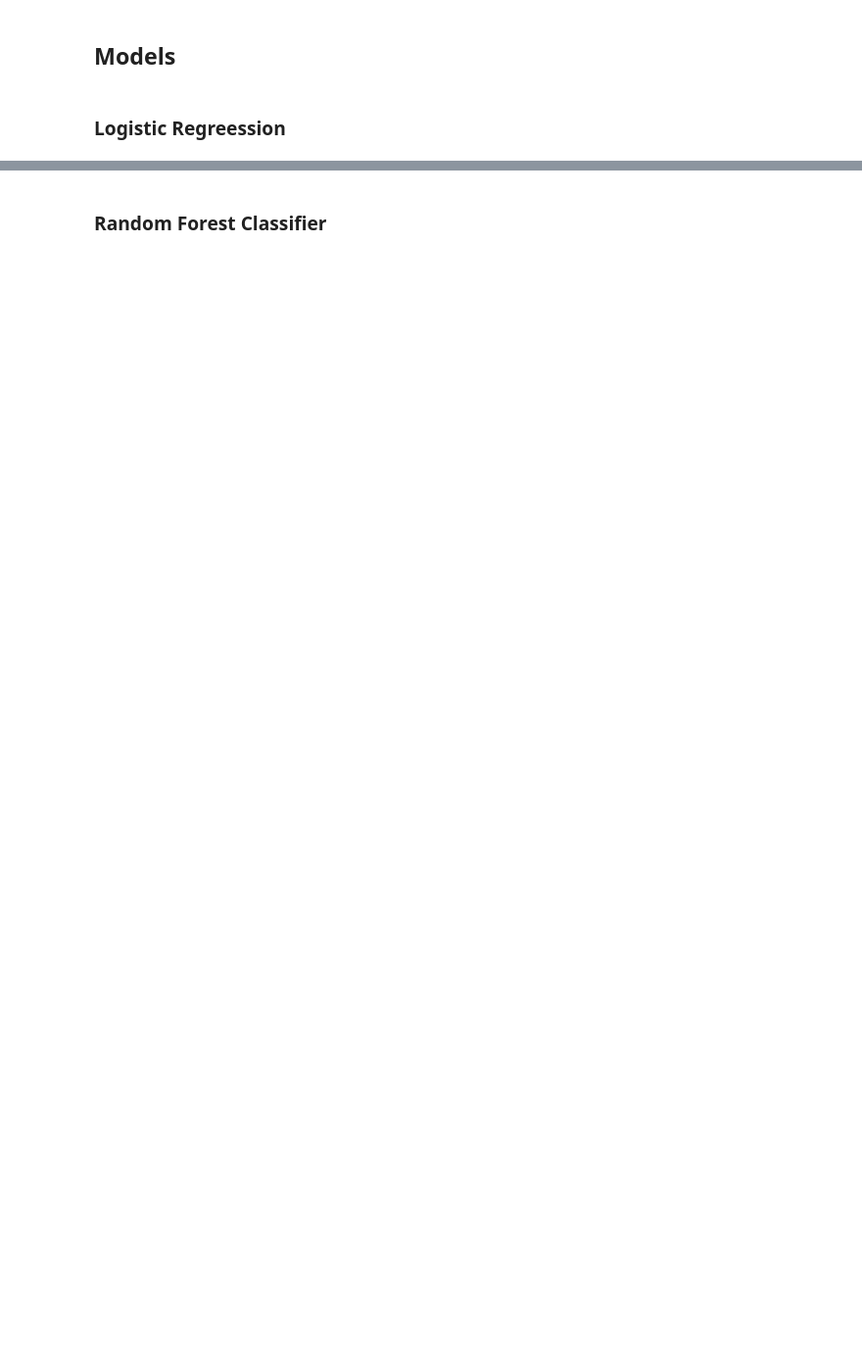
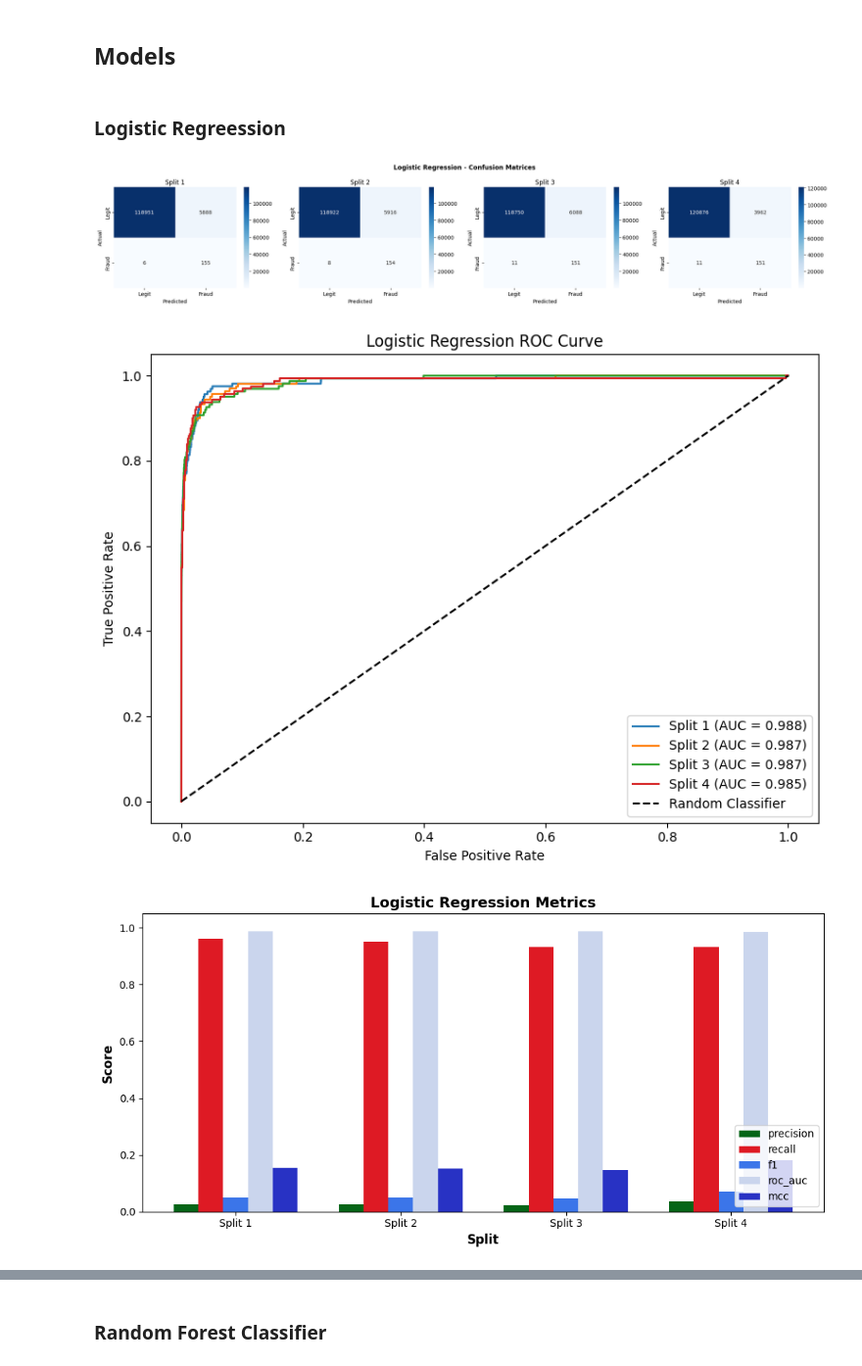
Before and after one commit to BackwardPropagators/PaymentFraudDetectionProj, a Jupyter notebook: IS_Project.ipynb, the cells around one changed output, grey strips where cells are left out. Shown at 98% size. Saved outputs shown, nothing was run; the diff lists cells and outputs as text; code cells hidden in the pictures; blank space fills up the shorter version.

```diff
--- a/IS_Project.ipynb
+++ b/IS_Project.ipynb
@@ -36,15 +36,14 @@ from sklearn.model_selection import train_test_split
 from sklearn.linear_model import LogisticRegression
 from sklearn.ensemble import RandomForestClassifier
 from sklearn.metrics import *
-from sklearn.model_selection import KFold
+from sklearn.model_selection import StratifiedKFold
 from sklearn.preprocessing import RobustScaler
 from imblearn.over_sampling import SMOTE
 from torch.utils.data import TensorDataset, DataLoader
 
 NUM_FOLDS = 4
 RANDOM_STATE = 42
-SAMPLE_SIZE = 10000 # Edit for final run
-
+SAMPLE_SIZE = 500000 # Edit for final run, 300000-500000
 DEVICE = torch.device("cuda" if torch.cuda.is_available() else "cpu") #used to automatically detect GPU or default to CPU otherwise
 # %% [markdown]
 ### Metric Helpers
@@ -321,7 +352,7 @@ duplicates = df1.duplicated().sum()
 print(f"Duplicate rows: {duplicates:,}")
 if duplicates > 0:
     print("  → Dropping duplicates")
-    df = df.drop_duplicates().reset_index(drop=True)
-    print(f"  → New shape: {df.shape[0]:,} rows")
+    df1 = df1.drop_duplicates().reset_index(drop=True)
+    print(f"  → New shape: {df1.shape[0]:,} rows")
 
 # There are no missing rows or duplicates, therefore null/missing/duplicate cleaning not needed
@@ -328,6 +362,6 @@ if duplicates > 0:
 # %%
 # drop identifiers(nameOrig, nameDest)
-df1 = df1.drop(columns=['nameOrig', 'nameDest', 'step'])
+df1 = df1.drop(columns=['nameOrig', 'nameDest', 'step', 'isFlaggedFraud'], errors = 'ignore')
 
 df1.head()
 
@@ -467,16 +536,16 @@ lr_last_model = None
 
 for split_num, (train_idx, test_idx) in enumerate(splits, start=1):
     # Get preprocessed data for this fold
-    X_train_rs, y_train_rs, X_test_scaled, y_test = scale_resample(X, Y, train_idx, test_idx)
+    X_train, y_train, X_test, y_test = scale_split_only(X, Y, train_idx, test_idx)
 
     # Train the model
     model = _build_lr()
-    model.fit(X_train_rs, y_train_rs)
+    model.fit(X_train, y_train)
     lr_last_model = model  # Keep the last trained model
 
     # Predict and evaluate
-    y_pred = model.predict(X_test_scaled)
-    y_prob = model.predict_proba(X_test_scaled)[:, 1]
+    y_pred = model.predict(X_test)
+    y_prob = model.predict_proba(X_test)[:, 1]
     metrics = compute_metrics(y_test, y_pred, y_prob)
     metrics["split"] = split_num
     lr_results_ds1.append(metrics)
@@ -484,23 +553,27 @@ for split_num, (train_idx, test_idx) in enumerate(splits, start=1):
 # Convert results to a DataFrame for easy analysis
 lr_results_ds1_df = pd.DataFrame(lr_results_ds1)
 lr_results_ds1_df.to_csv(os.path.join(RESULTS, "lr_results_ds1.csv"), index=False)
-print_summary_table(lr_results_ds1_df, "Logistic Regression")
+#print_summary_table(lr_results_ds1_df, "Logistic Regression")
 # %%
 def _lr_predict(train_idx, test_idx):
     """Predict using Logistic Regression for a given fold"""
-    X_train_rs, y_train_rs, X_test_scaled, y_test = scale_resample(X, Y, train_idx, test_idx)
+    X_train, y_train, X_test, y_test = scale_split_only(X, Y, train_idx, test_idx)
     model = _build_lr()
-    model.fit(X_train_rs, y_train_rs)
-    return model.predict(X_test_scaled)
+    model.fit(X_train, y_train)
+    return model.predict(X_test)
 
 def _lr_predict_proba(train_idx, test_idx):
     """Predict probabilities using Logistic Regression for a given fold"""
-    X_train_rs, y_train_rs, X_test_scaled, y_test = scale_resample(X, Y, train_idx, test_idx)
+    X_train, y_train, X_test, y_test = scale_split_only(X, Y, train_idx, test_idx)
     model = _build_lr()
-    model.fit(X_train_rs, y_train_rs)
-    return model.predict_proba(X_test_scaled)[:, 1]
+    model.fit(X_train, y_train)
+    return model.predict_proba(X_test)[:, 1]
 
-plot_confusion_matrices(splits, X, Y, _lr_predict,"Logistic Regression", "d1_lr_confusion_matrices.png")
-plot_roc_curves(splits, X, Y, _lr_predict_proba,"Logistic Regression", "d1_lr_roc_curves.png")
-plot_metrics_bars(lr_results_ds1_df, splits, "Logistic Regression","d1_lr_metrics_by_fold.png")
+confusion_matrices(splits, X, Y, _lr_predict,"Logistic Regression", "d1_lr_confusion_matrices.png")
+plot_roc_curve(splits, X, Y, _lr_predict_proba,"Logistic Regression", "d1_lr_roc_curves.png")
+plot_metrics_bar(lr_results_ds1_df, splits, "Logistic Regression","d1_lr_metrics_by_fold.png")
 plot_feature_coefficients(lr_last_model.coef_[0], feature_names,"Logistic Regression", f"Fold {len(splits)}","14_lr_feature_coefficients.png")
+# %% [output]
+[figure, added]
+[figure, added]
+[figure, added]
```
Also changed, not shown: parts of 46 cells of this notebook.
